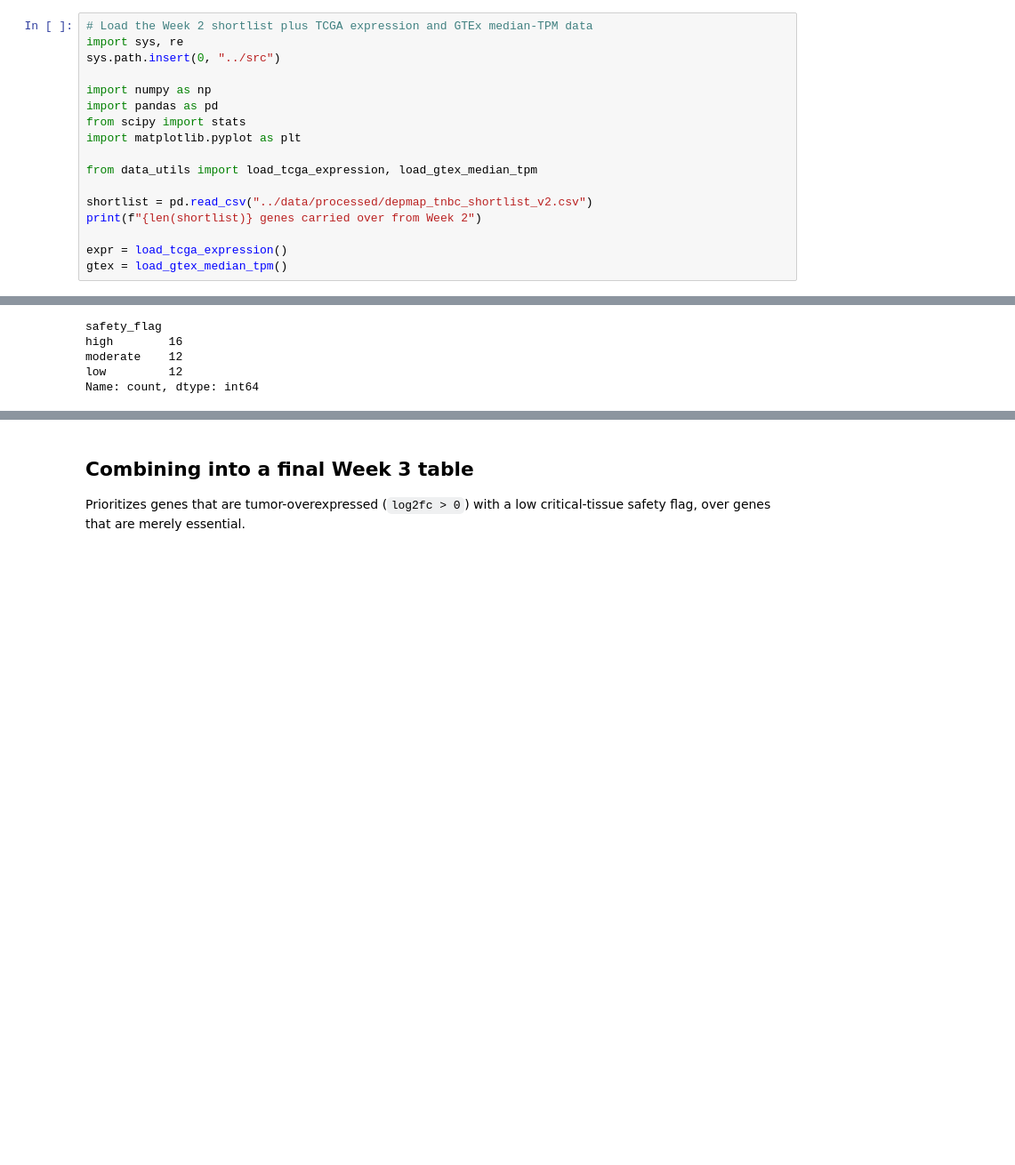
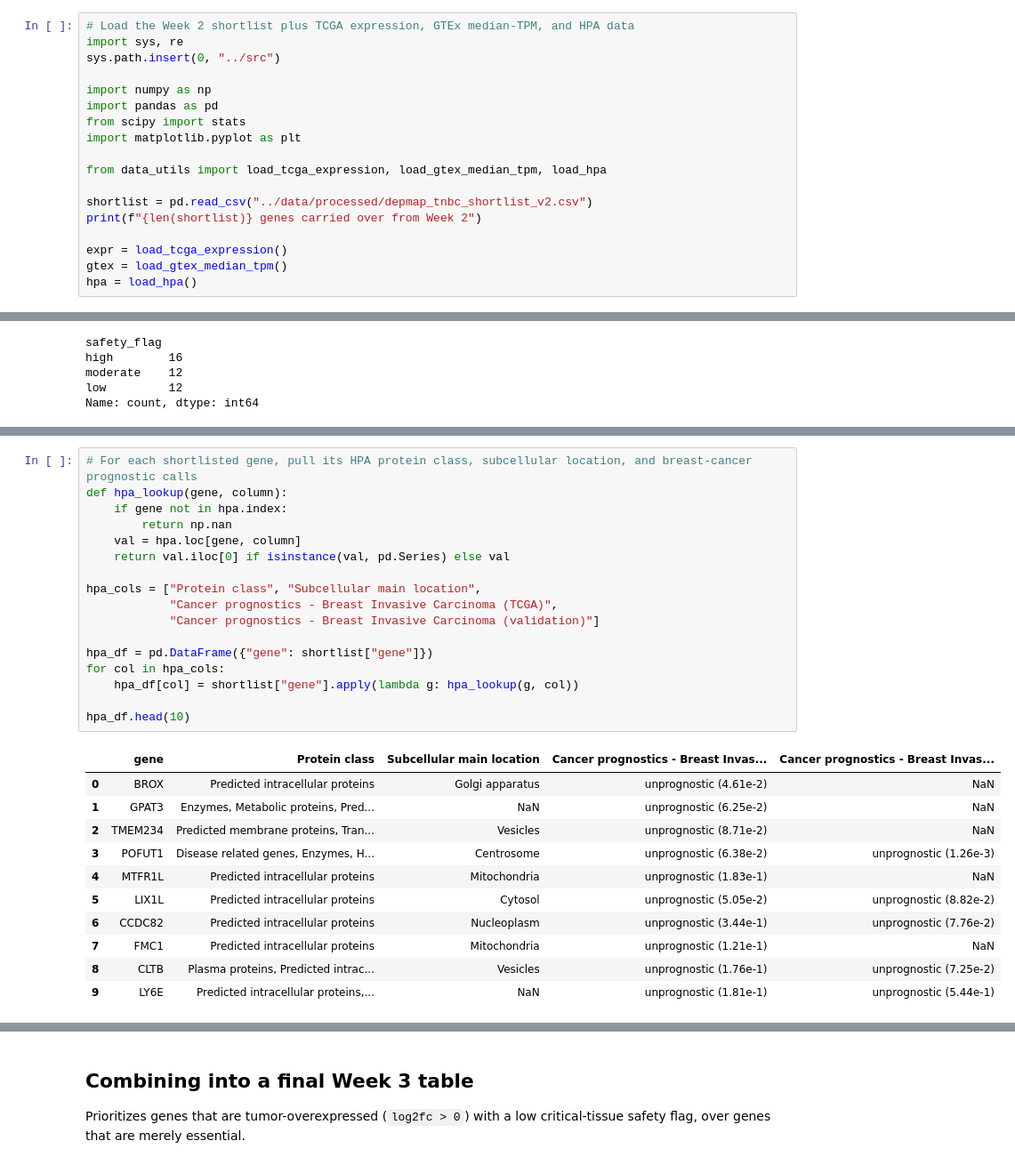
Before and after one commit to tuhinc5203/oncology-target-discovery, a Jupyter notebook: notebooks/03_tumor_selectivity_safety.ipynb, the cells around one changed output, grey strips where cells are left out. Shown at 89% size. Cells and saved outputs as stored; diff of their text form; blank space fills up the shorter version.

```diff
--- a/notebooks/03_tumor_selectivity_safety.ipynb
+++ b/notebooks/03_tumor_selectivity_safety.ipynb
@@ -11,7 +11,7 @@ Takes Week 2's biology-checked shortlist (`depmap_tnbc_shortlist_v2.csv`,
    tissues (heart, liver, bone marrow) where hitting it with a drug would
    likely cause dose-limiting toxicity before it could work on the tumor?
 # %%
-# Load the Week 2 shortlist plus TCGA expression and GTEx median-TPM data
+# Load the Week 2 shortlist plus TCGA expression, GTEx median-TPM, and HPA data
 import sys, re
 sys.path.insert(0, "../src")
 
@@ -20,13 +20,14 @@ import pandas as pd
 from scipy import stats
 import matplotlib.pyplot as plt
 
-from data_utils import load_tcga_expression, load_gtex_median_tpm
+from data_utils import load_tcga_expression, load_gtex_median_tpm, load_hpa
 
 shortlist = pd.read_csv("../data/processed/depmap_tnbc_shortlist_v2.csv")
 print(f"{len(shortlist)} genes carried over from Week 2")
 
 expr = load_tcga_expression()
 gtex = load_gtex_median_tpm()
+hpa = load_hpa()
 # %% [output]
 40 genes carried over from Week 2
 # %% [markdown]
@@ -150,0 +163,29 @@ Name: count, dtype: int64
+# %%
+# For each shortlisted gene, pull its HPA protein class, subcellular location, and breast-cancer prognostic calls
+def hpa_lookup(gene, column):
+    if gene not in hpa.index:
+        return np.nan
+    val = hpa.loc[gene, column]
+    return val.iloc[0] if isinstance(val, pd.Series) else val
+
+hpa_cols = ["Protein class", "Subcellular main location",
+            "Cancer prognostics - Breast Invasive Carcinoma (TCGA)",
+            "Cancer prognostics - Breast Invasive Carcinoma (validation)"]
+
+hpa_df = pd.DataFrame({"gene": shortlist["gene"]})
+for col in hpa_cols:
+    hpa_df[col] = shortlist["gene"].apply(lambda g: hpa_lookup(g, col))
+
+hpa_df.head(10)
+# %% [output]
+|  | gene | Protein class | Subcellular main location | Cancer prognostics - Breast Invas... | Cancer prognostics - Breast Invas... |
+| 0 | BROX | Predicted intracellular proteins | Golgi apparatus | unprognostic (4.61e-2) | NaN |
+| 1 | GPAT3 | Enzymes, Metabolic proteins, Pred... | NaN | unprognostic (6.25e-2) | NaN |
+| 2 | TMEM234 | Predicted membrane proteins, Tran... | Vesicles | unprognostic (8.71e-2) | NaN |
+| 3 | POFUT1 | Disease related genes, Enzymes, H... | Centrosome | unprognostic (6.38e-2) | unprognostic (1.26e-3) |
+| 4 | MTFR1L | Predicted intracellular proteins | Mitochondria | unprognostic (1.83e-1) | NaN |
+| 5 | LIX1L | Predicted intracellular proteins | Cytosol | unprognostic (5.05e-2) | unprognostic (8.82e-2) |
+| 6 | CCDC82 | Predicted intracellular proteins | Nucleoplasm | unprognostic (3.44e-1) | unprognostic (7.76e-2) |
+| 7 | FMC1 | Predicted intracellular proteins | Mitochondria | unprognostic (1.21e-1) | NaN |
+| 8 | CLTB | Plasma proteins, Predicted intrac... | Vesicles | unprognostic (1.76e-1) | unprognostic (7.25e-2) |
+| 9 | LY6E | Predicted intracellular proteins,... | NaN | unprognostic (1.81e-1) | unprognostic (5.44e-1) |
```
Also changed, not shown: parts of 5 cells of this notebook, 4 other files.
